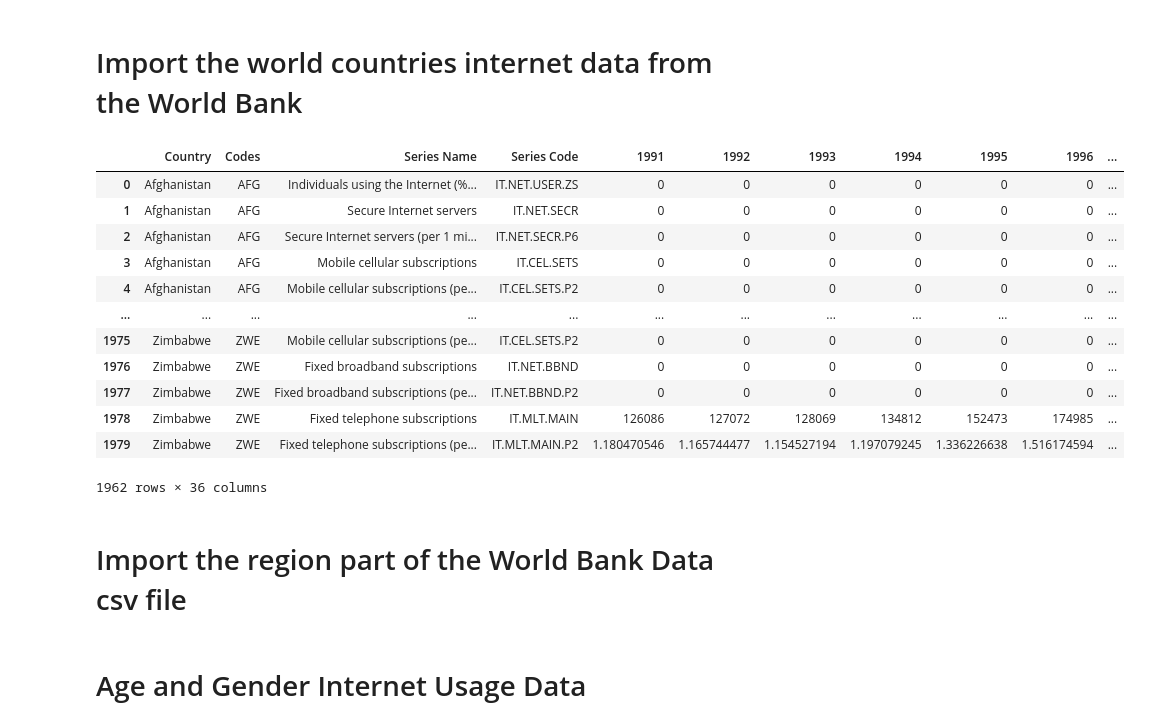
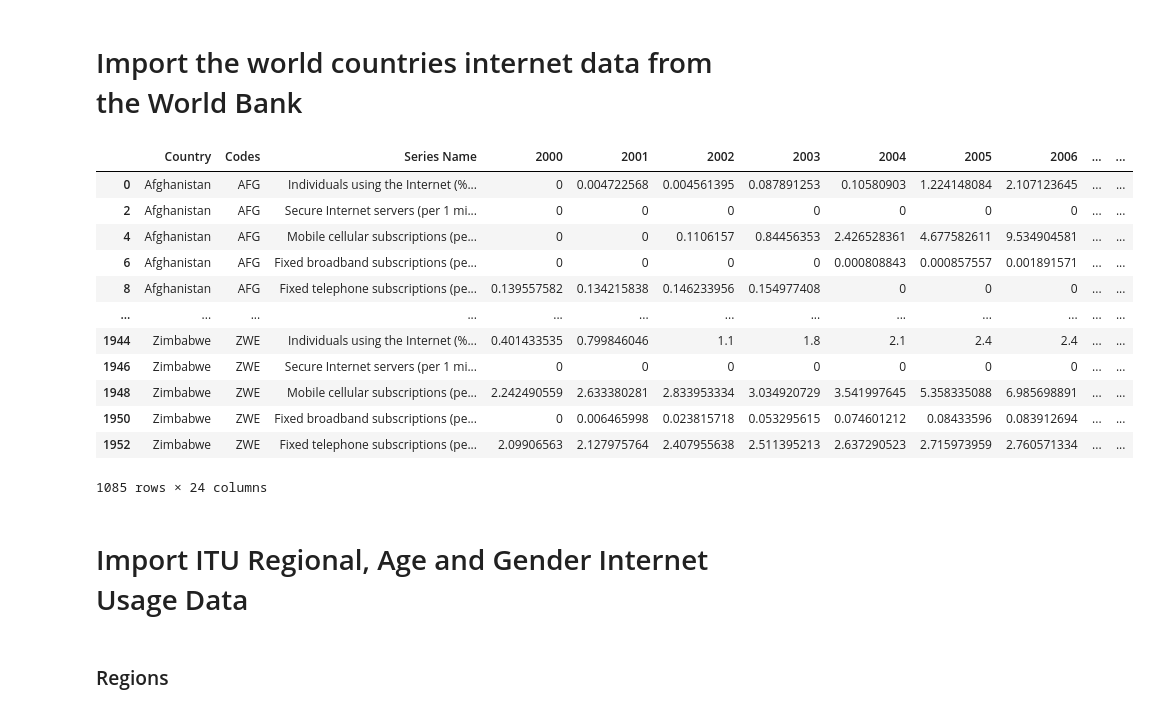
Before and after one commit to khadra1/Project-3-Connectivity, a Jupyter notebook: notebooks/cleaning_data.ipynb, the cells around one changed output. Saved outputs shown, nothing was run; the diff lists cells and outputs as text; code cells hidden in the pictures.

```diff
--- a/notebooks/cleaning_data.ipynb
+++ b/notebooks/cleaning_data.ipynb
@@ -16,3 +30,20 @@ world_data = world_data.rename(columns={col: col.split('[')[0] for col in world_
+# %%
+
+world_countries
+# %% [output]
+|  | Country | Codes | Series Name | 2000 | 2001 | 2002 | 2003 | 2004 | 2005 | 2006 | ... | ... |
+| 0 | Afghanistan | AFG | Individuals using the Internet (%... | 0 | 0.004722568 | 0.004561395 | 0.087891253 | 0.10580903 | 1.224148084 | 2.107123645 | ... | ... |
+| 2 | Afghanistan | AFG | Secure Internet servers (per 1 mi... | 0 | 0 | 0 | 0 | 0 | 0 | 0 | ... | ... |
+| 4 | Afghanistan | AFG | Mobile cellular subscriptions (pe... | 0 | 0 | 0.1106157 | 0.84456353 | 2.426528361 | 4.677582611 | 9.534904581 | ... | ... |
+| 6 | Afghanistan | AFG | Fixed broadband subscriptions (pe... | 0 | 0 | 0 | 0 | 0.000808843 | 0.000857557 | 0.001891571 | ... | ... |
+| 8 | Afghanistan | AFG | Fixed telephone subscriptions (pe... | 0.139557582 | 0.134215838 | 0.146233956 | 0.154977408 | 0 | 0 | 0 | ... | ... |
+| ... | ... | ... | ... | ... | ... | ... | ... | ... | ... | ... | ... | ... |
+| 1944 | Zimbabwe | ZWE | Individuals using the Internet (%... | 0.401433535 | 0.799846046 | 1.1 | 1.8 | 2.1 | 2.4 | 2.4 | ... | ... |
+| 1946 | Zimbabwe | ZWE | Secure Internet servers (per 1 mi... | 0 | 0 | 0 | 0 | 0 | 0 | 0 | ... | ... |
+| 1948 | Zimbabwe | ZWE | Mobile cellular subscriptions (pe... | 2.242490559 | 2.633380281 | 2.833953334 | 3.034920729 | 3.541997645 | 5.358335088 | 6.985698891 | ... | ... |
+| 1950 | Zimbabwe | ZWE | Fixed broadband subscriptions (pe... | 0 | 0.006465998 | 0.023815718 | 0.053295615 | 0.074601212 | 0.08433596 | 0.083912694 | ... | ... |
+| 1952 | Zimbabwe | ZWE | Fixed telephone subscriptions (pe... | 2.09906563 | 2.127975764 | 2.407955638 | 2.511395213 | 2.637290523 | 2.715973959 | 2.760571334 | ... | ... |
+1085 rows × 24 columns
 # %%
 #Import the coordinate csv file, rename columns for merging with each other later on
 coordinates = pd.read_csv("../Resources/data-raw/countries-location/world_country.csv")
@@ -21,23 +54,5 @@ coordinates.drop(columns=["Unnamed: 0", "country"],inplace=True)
 # %%
-# Merge the coordinates with tHE world_data DataFrame
-final_world = pd.merge(world_data, coordinates, on="Codes", how="left")
-# Find out if there are any NaN values for Latitude and Longitude and then drop them
-final_world[final_world.isnull().any(axis=1)]
-final_world.dropna(subset=['Latitude','Longitude'],inplace=True)
-final_world
+
+# # Find out if there are any NaN values for Latitude and Longitude and then drop them
+# final_world[final_world.isnull().any(axis=1)]
+# final_world.dropna(subset=['Latitude','Longitude'],inplace=True)
-# %% [output]
-|  | Country | Codes | Series Name | Series Code | 1991 | 1992 | 1993 | 1994 | 1995 | 1996 | ... |
-| 0 | Afghanistan | AFG | Individuals using the Internet (%... | IT.NET.USER.ZS | 0 | 0 | 0 | 0 | 0 | 0 | ... |
-| 1 | Afghanistan | AFG | Secure Internet servers | IT.NET.SECR | 0 | 0 | 0 | 0 | 0 | 0 | ... |
-| 2 | Afghanistan | AFG | Secure Internet servers (per 1 mi... | IT.NET.SECR.P6 | 0 | 0 | 0 | 0 | 0 | 0 | ... |
-| 3 | Afghanistan | AFG | Mobile cellular subscriptions | IT.CEL.SETS | 0 | 0 | 0 | 0 | 0 | 0 | ... |
-| 4 | Afghanistan | AFG | Mobile cellular subscriptions (pe... | IT.CEL.SETS.P2 | 0 | 0 | 0 | 0 | 0 | 0 | ... |
-| ... | ... | ... | ... | ... | ... | ... | ... | ... | ... | ... | ... |
-| 1975 | Zimbabwe | ZWE | Mobile cellular subscriptions (pe... | IT.CEL.SETS.P2 | 0 | 0 | 0 | 0 | 0 | 0 | ... |
-| 1976 | Zimbabwe | ZWE | Fixed broadband subscriptions | IT.NET.BBND | 0 | 0 | 0 | 0 | 0 | 0 | ... |
-| 1977 | Zimbabwe | ZWE | Fixed broadband subscriptions (pe... | IT.NET.BBND.P2 | 0 | 0 | 0 | 0 | 0 | 0 | ... |
-| 1978 | Zimbabwe | ZWE | Fixed telephone subscriptions | IT.MLT.MAIN | 126086 | 127072 | 128069 | 134812 | 152473 | 174985 | ... |
-| 1979 | Zimbabwe | ZWE | Fixed telephone subscriptions (pe... | IT.MLT.MAIN.P2 | 1.180470546 | 1.165744477 | 1.154527194 | 1.197079245 | 1.336226638 | 1.516174594 | ... |
-1962 rows × 36 columns
-# %% [markdown]
-# Import the region part of the World Bank Data csv file
@@ -53,2 +106,4 @@ world_regions = world_regions.rename(columns={col: col.split('[')[0] for col in
 # %% [markdown]
-# Age and Gender Internet Usage Data
+# Import ITU Regional, Age and Gender Internet Usage Data
+# %% [markdown]
+### Regions
```
Also changed, not shown: parts of 19 cells of this notebook, 20 other files.
